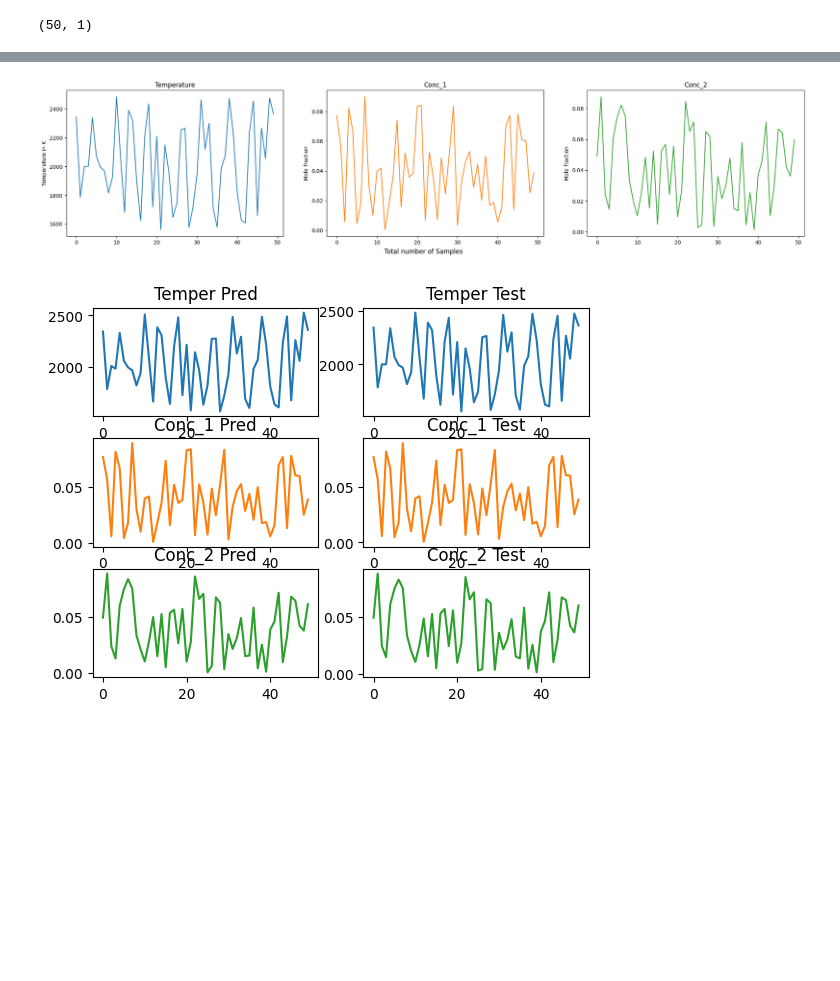
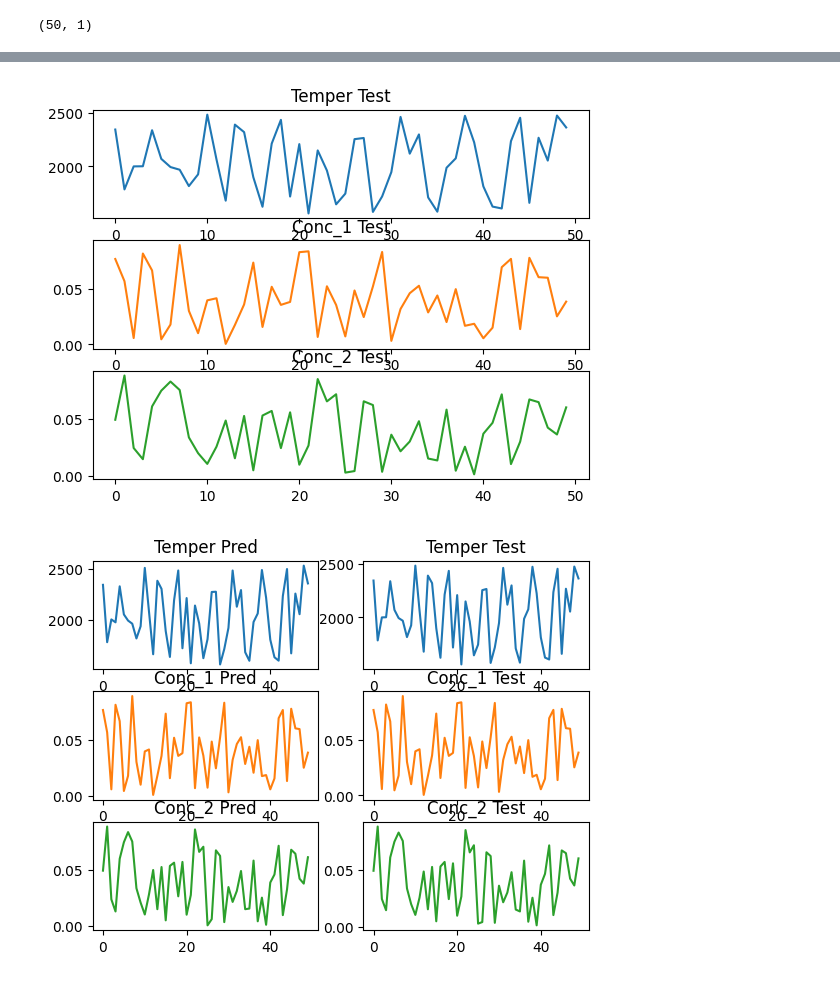
Before and after one commit to CaffineAddic/Flame_dianostics-temperature_profile_estimation_using_ML, a Jupyter notebook: Python Code/Wang_et_al_reproduction.ipynb, the cells around one changed output, grey strips where cells are left out. Saved outputs shown, nothing was run; the diff lists cells and outputs as text; code cells hidden in the pictures; blank space fills up the shorter version.

```diff
--- a/Python Code/Wang_et_al_reproduction.ipynb
+++ b/Python Code/Wang_et_al_reproduction.ipynb
@@ -189,22 +208,15 @@ plt.savefig('test_img')
 # %%
-figure, axis = plt.subplots(1, 3)
+figure, axis = plt.subplots(3, 1)
 
 axis[0].plot(Temper_test)
-axis[0].set_title('Temperature')
-axis[0].set_ylabel('Temperature in K')
+axis[0].set_title('Temper Test')
 axis[1].plot(Conc_1_test, 'tab:orange')
-axis[1].set_title('Conc_1')
-axis[1].set_ylabel('Mole fraction')
+axis[1].set_title('Conc_1 Test')
 axis[2].plot(Conc_2_test, 'tab:green')
-axis[2].set_title('Conc_2')
-axis[2].set_ylabel('Mole fraction')
-figure.set_figheight(5)
-figure.set_figwidth(25)
-figure.supxlabel('Total number of Samples')
-plt.savefig('test_dat')
+axis[2].set_title('Conc_2 Test')
 plt.show()
 # %% [output]
-[figure, old version]
+[figure, new version]
 # %%
 # prediction of Tue
 newX = absorb_test
```
Also changed, not shown: parts of 14 cells of this notebook, 2 other files.
